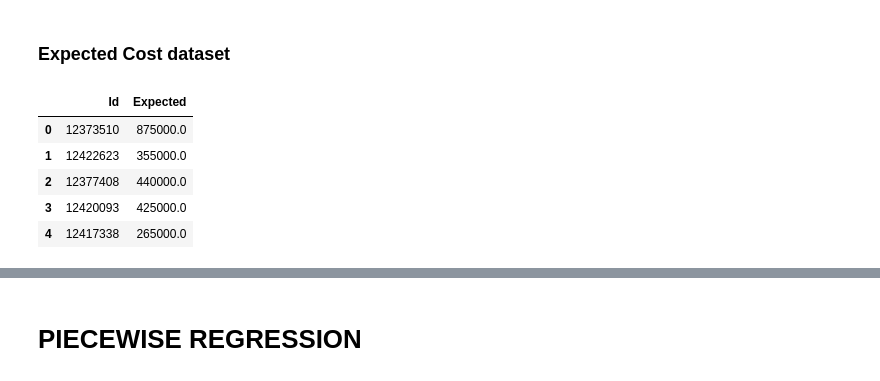
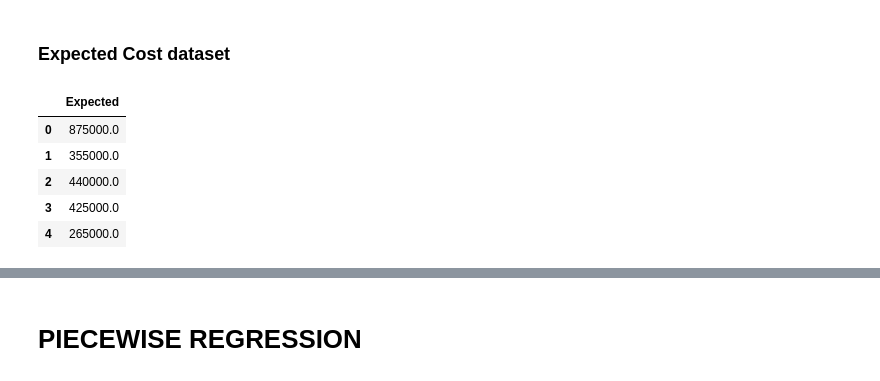
Before and after one commit to andylynchul/ET5003_Assignments, a Jupyter notebook: Week 3/ET5003_Etivity2_ALynch_20208189.ipynb, the cells around one changed output, grey strips where cells are left out. Saved outputs shown, nothing was run; the diff lists cells and outputs as text; code cells hidden in the pictures.

```diff
--- a/Week 3/ET5003_Etivity2_ALynch_20208189.ipynb
+++ b/Week 3/ET5003_Etivity2_ALynch_20208189.ipynb
@@ -468,14 +411,15 @@ df_test_p.head()
 ### Expected Cost dataset
 # %%
 # Generate descriptive statistics
+df_cost = df_cost.drop("Id", axis=1)
 df_cost.head()
 # %% [output]
-|  | Id | Expected |
-| 0 | 12373510 | 875000.0 |
-| 1 | 12422623 | 355000.0 |
-| 2 | 12377408 | 440000.0 |
-| 3 | 12420093 | 425000.0 |
-| 4 | 12417338 | 265000.0 |
+|  | Expected |
+| 0 | 875000.0 |
+| 1 | 355000.0 |
+| 2 | 440000.0 |
+| 3 | 425000.0 |
+| 4 | 265000.0 |
 # %%
 print(df_train_p.shape)
 print(df_test_p.shape)
```
Also changed, not shown: parts of 30 cells of this notebook.
